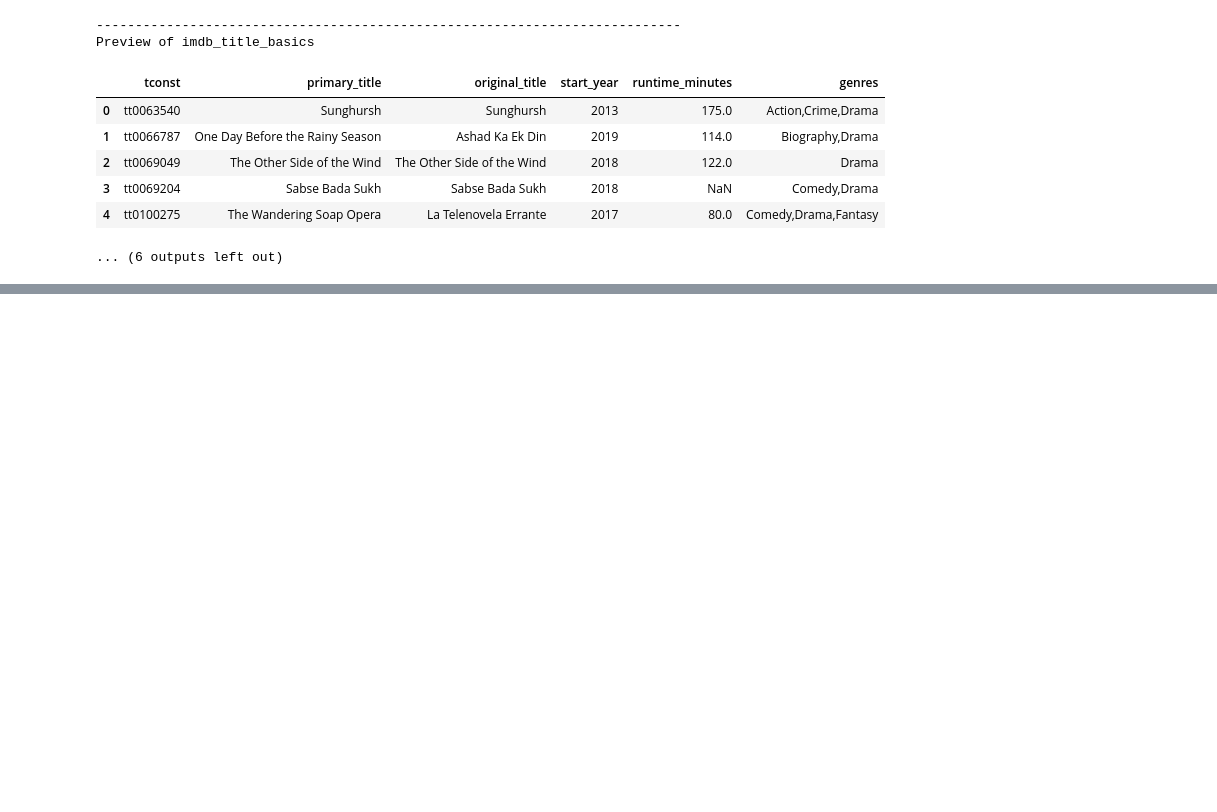
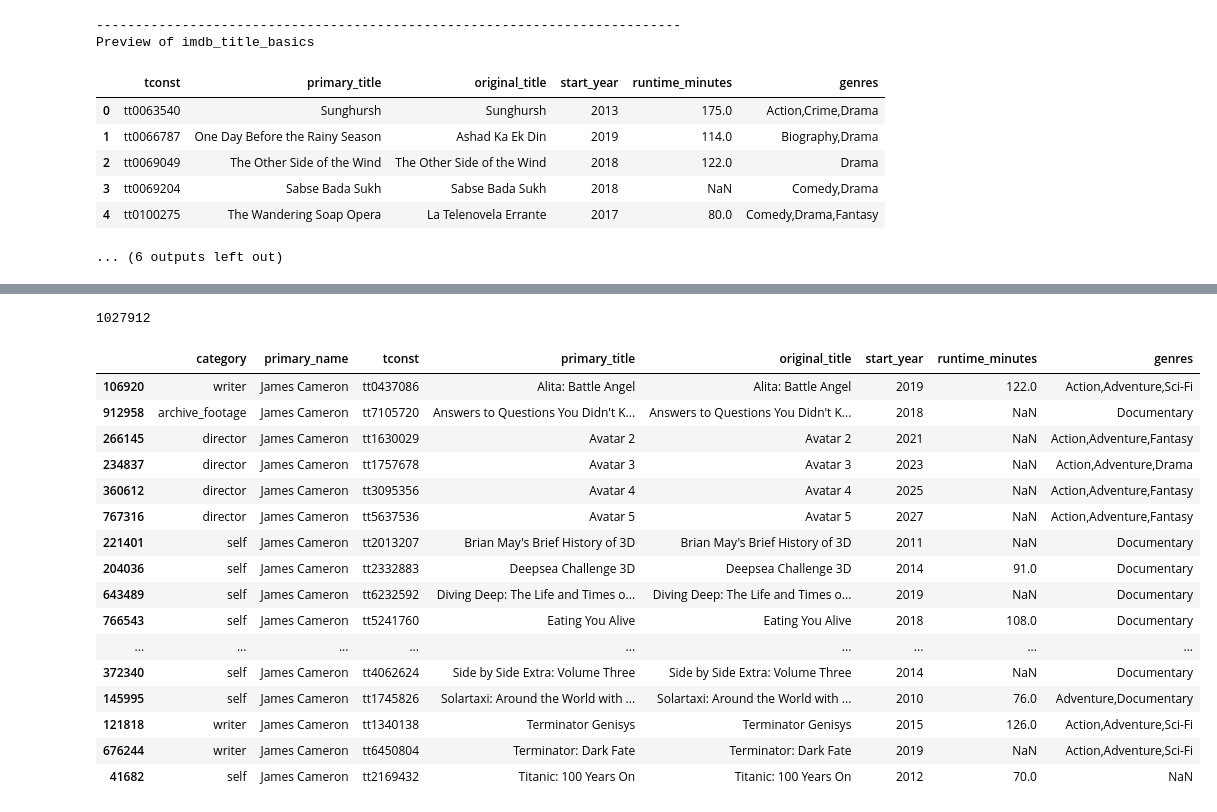
Before and after one commit to kuninethan95/dsc-phase-1-project, a Jupyter notebook: student.ipynb, the cells around one changed output, grey strips where cells are left out. Cells and saved outputs as stored; diff of their text form; code cells hidden in the pictures; blank space fills up the shorter version.

Commit message:
Got everything into DF. adjust merges so no more SQL merge

```diff
--- a/student.ipynb
+++ b/student.ipynb
@@ -136,0 +187,4 @@ df1
+# %%
+filepath5 = files[5]
+imdb_title_basics = pd.read_csv(filepath5)
+imdb_title_basics.head()
@@ -136,0 +220,4 @@ df1
+# %%
+filepath8 = files[8]
+imdb_title_principals = pd.read_csv(filepath8)
+imdb_title_principals.head()
@@ -136,0 +254,14 @@ df1
+# %%
+# Link category (role) to primary_name (name)
+from pandasql import sqldf
+pysqldf = lambda q: sqldf(q, globals())
+
+q = """SELECT
+        itp.category, inb.primary_name, itp.tconst
+     FROM
+        imdb_title_principals itp
+     INNER JOIN
+        imdb_name_basics inb
+           USING (nconst);"""
+
+role_name = pysqldf(q)
@@ -136,0 +277,15 @@ df1
+# %%
+# Link role_name to movie titles using t_const thru imdb_title_basics showing primary_titles
+#turn this into a Pandas merge
+
+# q2 = """SELECT
+#         rn.category, rn.primary_name, rn.tconst, itb.primary_title
+#      FROM
+#         role_name rn
+#      INNER JOIN
+#         imdb_title_basics itb
+#            USING (tconst);"""
+
+name_role_movie = role_name.merge(imdb_title_basics, on='tconst', how='left')
+
+#name_role_movie = role_name = pysqldf(q)
@@ -136,0 +301,26 @@ df1
+# %%
+len(name_role_movie)
+# %% [output]
+1027912
+# %%
+# extraneous values s.t. Panic Room will return Panic Room from 2018 not Panic Room made by David Fincher.
+# Key aspect is the director. think about how actor names can be added
+name_role_movie.loc[name_role_movie['primary_name']=='James Cameron'].sort_values(by='primary_title')
+# %% [output]
+|  | category | primary_name | tconst | primary_title | original_title | start_year | runtime_minutes | genres |
+| 106920 | writer | James Cameron | tt0437086 | Alita: Battle Angel | Alita: Battle Angel | 2019 | 122.0 | Action,Adventure,Sci-Fi |
+| 912958 | archive_footage | James Cameron | tt7105720 | Answers to Questions You Didn't K... | Answers to Questions You Didn't K... | 2018 | NaN | Documentary |
+| 266145 | director | James Cameron | tt1630029 | Avatar 2 | Avatar 2 | 2021 | NaN | Action,Adventure,Fantasy |
+| 234837 | director | James Cameron | tt1757678 | Avatar 3 | Avatar 3 | 2023 | NaN | Action,Adventure,Drama |
+| 360612 | director | James Cameron | tt3095356 | Avatar 4 | Avatar 4 | 2025 | NaN | Action,Adventure,Fantasy |
+| 767316 | director | James Cameron | tt5637536 | Avatar 5 | Avatar 5 | 2027 | NaN | Action,Adventure,Fantasy |
+| 221401 | self | James Cameron | tt2013207 | Brian May's Brief History of 3D | Brian May's Brief History of 3D | 2011 | NaN | Documentary |
+| 204036 | self | James Cameron | tt2332883 | Deepsea Challenge 3D | Deepsea Challenge 3D | 2014 | 91.0 | Documentary |
+| 643489 | self | James Cameron | tt6232592 | Diving Deep: The Life and Times o... | Diving Deep: The Life and Times o... | 2019 | NaN | Documentary |
+| 766543 | self | James Cameron | tt5241760 | Eating You Alive | Eating You Alive | 2018 | 108.0 | Documentary |
+| ... | ... | ... | ... | ... | ... | ... | ... | ... |
+| 372340 | self | James Cameron | tt4062624 | Side by Side Extra: Volume Three | Side by Side Extra: Volume Three | 2014 | NaN | Documentary |
+| 145995 | self | James Cameron | tt1745826 | Solartaxi: Around the World with ... | Solartaxi: Around the World with ... | 2010 | 76.0 | Adventure,Documentary |
+| 121818 | writer | James Cameron | tt1340138 | Terminator Genisys | Terminator Genisys | 2015 | 126.0 | Action,Adventure,Sci-Fi |
+| 676244 | writer | James Cameron | tt6450804 | Terminator: Dark Fate | Terminator: Dark Fate | 2019 | NaN | Action,Adventure,Sci-Fi |
+| 41682 | self | James Cameron | tt2169432 | Titanic: 100 Years On | Titanic: 100 Years On | 2012 | 70.0 | NaN |
```
Also changed, not shown: parts of 17 cells of this notebook.
